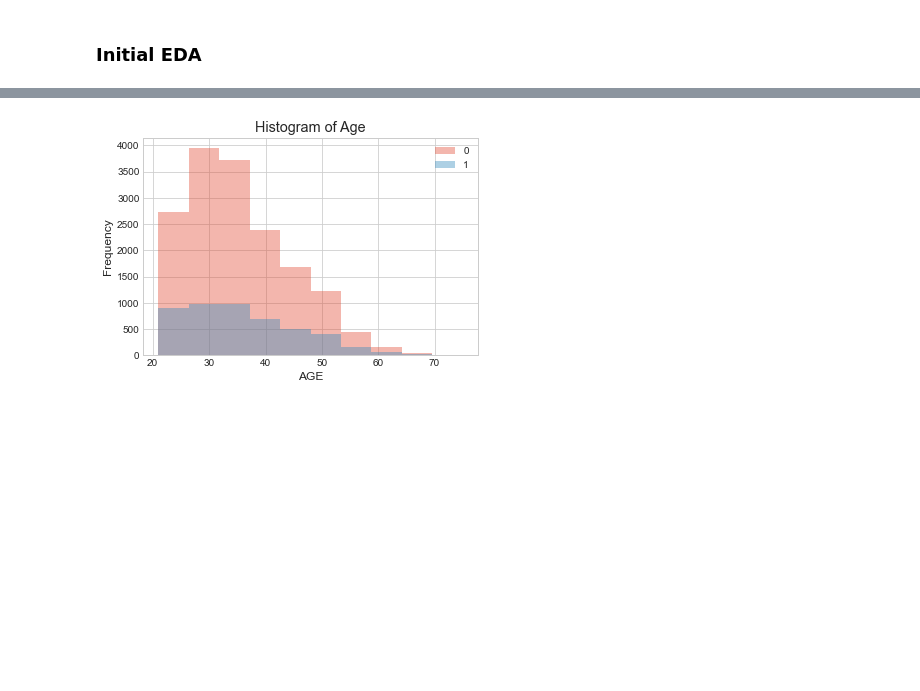
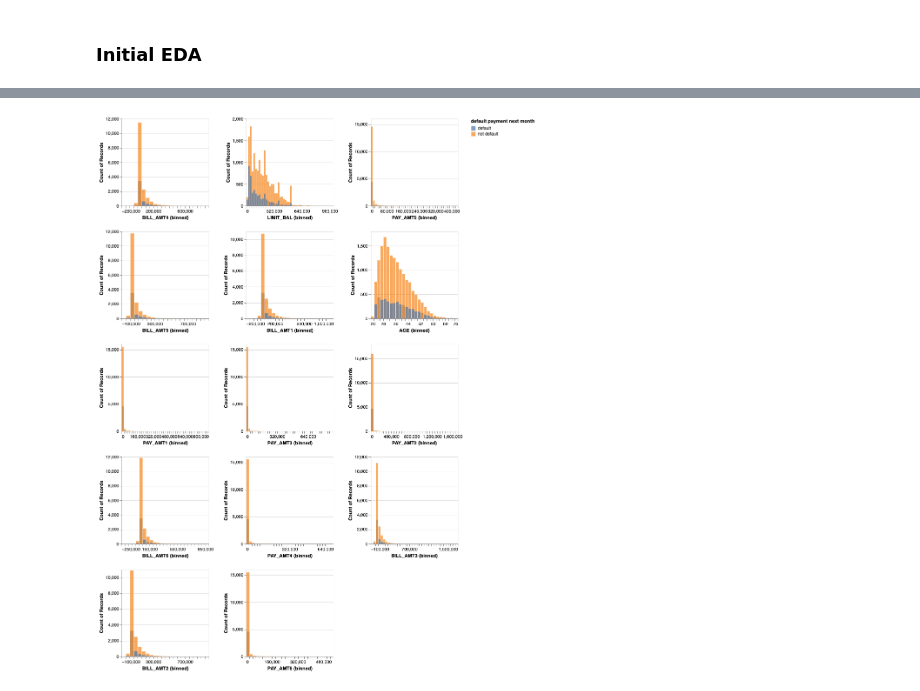
Before and after one commit to UBC-MDS/Credit-Card-Default-Prediction, a Jupyter notebook: src/credit_card_default_eda.ipynb, the cells around one changed output, grey strips where cells are left out. Saved outputs shown, nothing was run; the diff lists cells and outputs as text; code cells hidden in the pictures; blank space fills up the shorter version.

```diff
--- a/src/credit_card_default_eda.ipynb
+++ b/src/credit_card_default_eda.ipynb
@@ -131,7 +135,9 @@ X_test = test_df.drop(columns=["default payment next month"])
 y_train = train_df["default payment next month"]
 y_test = test_df["default payment next month"]
 # %%
-categorical_features = ["SEX", "EDUCATION", "MARRIAGE", "AGE"]
+#For now we treat age as a numeric feature, but we will bin it in the future
+categorical_features = ["SEX", "EDUCATION", "MARRIAGE",
+                        "PAY_0", "PAY_2", "PAY_3", "PAY_4", "PAY_5", "PAY_6"]
 drop_feature = ["ID"]
 numeric_features = set(X_train.columns.tolist()) - set(categorical_features) - set(drop_feature)
 # %%
@@ -147,9 +175,16 @@ To explore how each feature conributes to the prediction of the default calss, w
 # %%
-plt.style.use("seaborn-whitegrid")
+alt.Chart(train_df).mark_bar().encode(
+    alt.X(alt.repeat(), type='nominal'),
+    alt.Y('count()', stack=False),
+    color='default payment next month',
+    opacity=alt.value(0.7)
+).properties(
+    width=200,
+    height=200
+).repeat(
+    categorical_features,
+    columns=3
+)
 
-for feat in numeric_features:
-    ax = train_df.groupby("default payment next month")[feat].plot.hist(bins=10, alpha=0.4, legend=True)
-    plt.xlabel(feat)
-    plt.title("Histogram of " + feat)
-    plt.show();
+#the values of PAY_N need to be labeled correcly
 # %% [output]
@@ -169,7 +192,14 @@ for feat in numeric_features:
 # %%
-train_df.groupby("default payment next month")["AGE"].plot.hist(bins=10, alpha=0.4, legend=True)
-plt.xlabel("AGE")
-plt.title("Histogram of Age")
-plt.show();
+alt.Chart(train_df).mark_bar().encode(
+    alt.X(alt.repeat(), type='quantitative', bin=alt.Bin(maxbins=50)),
+    alt.Y('count()', stack=False),
+    color='default payment next month',
+    opacity = alt.value(0.7)
+).properties(
+    width=200,
+    height=200
+).repeat(
+    numeric_features, columns=3
+)
 # %% [output]
-[figure, old version]
+[figure, new version]
```
Also changed, not shown: parts of 10 cells of this notebook.
